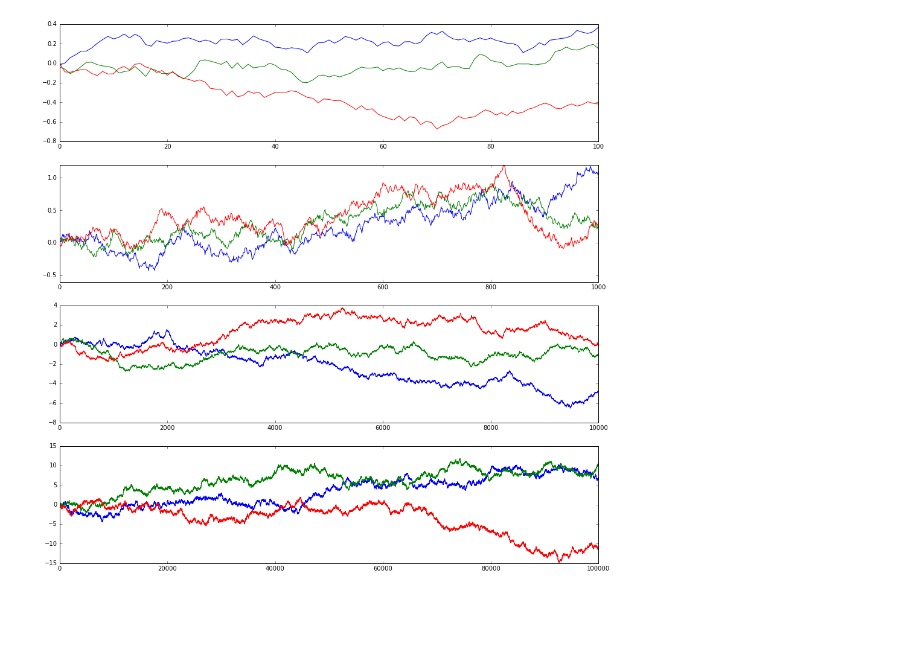
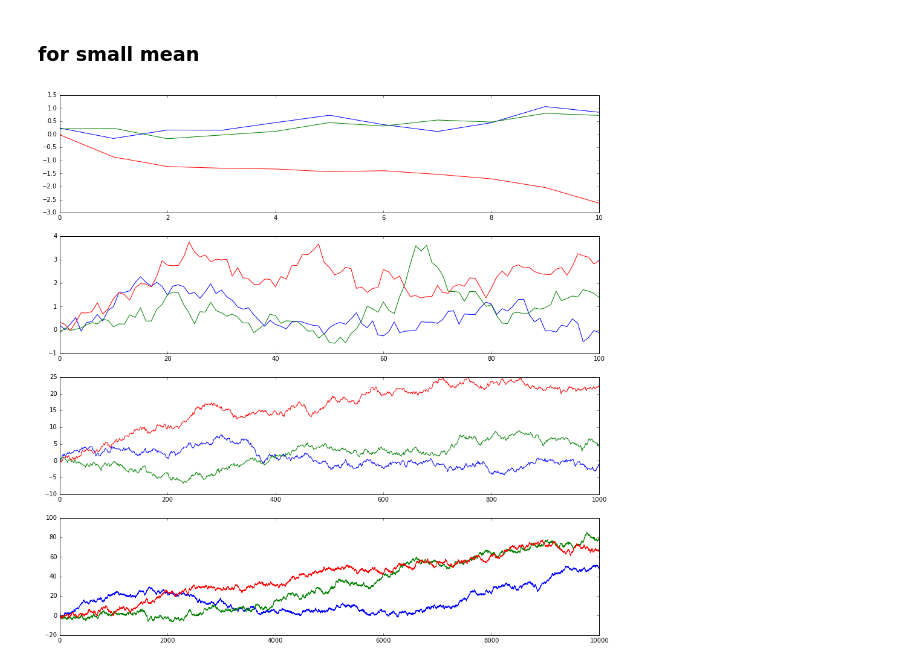
Before and after one commit to mmonkman/discrete-time-models, a Jupyter notebook: population_random_walk.ipynb, the cells around one changed output. Drawn from its saved outputs; the diff is of its cells as text; code cells hidden in the pictures; blank space fills up the shorter version.

Commit message:
adds more random walks

```diff
--- a/population_random_walk.ipynb
+++ b/population_random_walk.ipynb
@@ -5,6 +8,18 @@ import matplotlib.pyplot as plt
 # %%
-# random walk
 def random_walk(positions, mean=0, std=1, num_iter=20000):
+    '''
+    positions:
+        an initail ndarray of shape # population & # dimentions
+    mean & std:
+        mean and std are parameters of the guassion distribution
+        from which random displacement vectors for each agent is chosen
+    num_iter:
+        how many times to step the agents
+
+    random_walk:
+        random_walk choses a random dis vec for each agent and steps agent for the specified number of iter.
+        It stores the average location of all the agents after each iter and returns this average after simulation.
+    '''
     population, dimention = positions.shape
     memo = []
     for _ in xrange(num_iter):
@@ -22,0 +44,15 @@ def random_walk(positions, mean=0, std=1, num_iter=20000):
+# %%
+# Parameters
+population = 1
+mean = 0
+std = 1
+
+iterations = [100, 1000, 10000, 100000]
+plt.figure(figsize=(16, 16))
+
+for i, num_iter in enumerate(iterations):
+    # initialize
+    bacteria_pos = np.random.normal(loc=mean, scale=std, size=(population, 3)).reshape(population, 3)
+    memo = random_walk(bacteria_pos, mean, std, num_iter)
+    plt.subplot(4, 1, i+1)
+    plt.plot(memo)
@@ -57,17 +107,19 @@ for i, num_iter in enumerate(iterations):
+# %% [markdown]
+### for small mean
 # %%
 # Parameters
-population = 1000
-mean = 0
+population = 10
+mean = 0.01
 std = 1
 
-iterations = [100, 1000, 10000, 100000]
+iterations = [10, 100, 1000, 10000]
 plt.figure(figsize=(16, 16))
 
 for i, num_iter in enumerate(iterations):
     # initialize
     bacteria_pos = np.random.normal(loc=mean, scale=std, size=(population, 3)).reshape(population, 3)
     memo = random_walk(bacteria_pos, mean, std, num_iter)
     plt.subplot(4, 1, i+1)
     plt.plot(memo)
 # %% [output]
-[figure, old version]
+[figure, new version]
```
Also changed, not shown: parts of 24 cells of this notebook.
